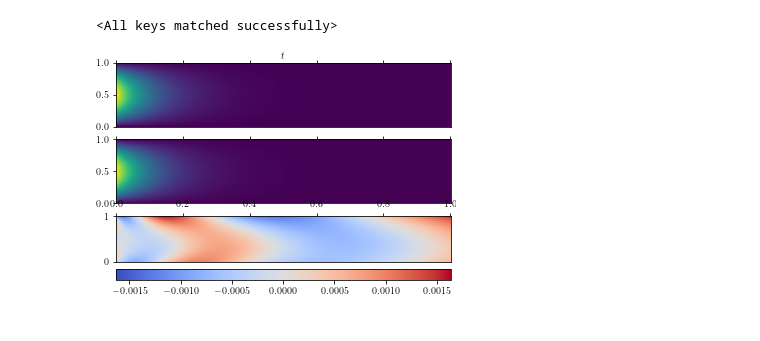
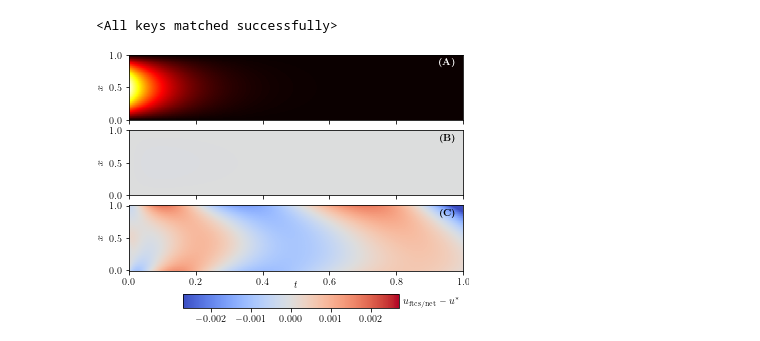
Before and after one commit to timzimm/CompSci, a Jupyter notebook: 02_neural_nets_on_pdes/src/diffusion_eq_via_pinn.ipynb, the cells around one changed output. Drawn from its saved outputs; the diff is of its cells as text; code cells hidden in the pictures.

Commit message:
add plots done (modulo cosmetics?)

```diff
--- a/02_neural_nets_on_pdes/src/diffusion_eq_via_pinn.ipynb
+++ b/02_neural_nets_on_pdes/src/diffusion_eq_via_pinn.ipynb
@@ -36,7 +39,7 @@ torch.set_default_dtype(torch.float32)
 # %%
 # Functions below specify the initial boundary value problem (in terms of its residuals/deviations) alongside its analytic solution
 def u0(u, x, t):
-    return u - torch.sin(torch.pi * x), torch.zeros_like(u)
+    return u - np.sin(np.pi * x), torch.zeros_like(u)
 
 def dirichlet_bc(u, x, t):
     return u, torch.zeros_like(u)
@@ -49,9 +52,6 @@ def diffusion_equation(u, x, t):
     return u_xx - u_t, torch.zeros_like(u)
 diffusion_equation.domain_dim=2
 diffusion_equation.target_dim=1
-
-def u_analytical(x, t):
-    return np.sin(np.pi * x) *np.exp(-(torch.pi)**2 * t)
 
 def spatio_temportal_sample_latin_hypercube(T, N_st, N_s, N_t):
     sampler1d = lambda N: torch.from_numpy(LatinHypercube(1).random(n = N)).float()
@@ -76,7 +76,7 @@ def spatio_temportal_sample_latin_hypercube(T, N_st, N_s, N_t):
            torch.cat((samples_x_ic, samples_t_ic),1), \
            torch.cat((samples_x_bc, samples_t_bc), 1)
 
-def spatio_temportal_sample_cfl(T, N_s, cfl=lambda dx: 0.5 * dx**2):
+def spatio_temportal_sample_cfl(T, N_s, cfl=ftcs_cfl_condition):
     dx = 1.0/(N_s - 1)
     dt = cfl(dx)
 
@@ -110,8 +110,10 @@ def unpack_sample(xt):
 T = 1
 N_interior =  2**10
 N_bc = 2**9
-N_ic = 2**7
+N_ic = 2**8
 X_train = spatio_temportal_sample_latin_hypercube(T, N_interior, N_bc, N_ic)
 
-N_ic_test = 11
-X_test = spatio_temportal_sample_cfl(T, N_ic_test)
+#N_ic_test = 11
+#X_test = spatio_temportal_sample_cfl(T, N_ic_test)
+
+X_test = spatio_temportal_sample_latin_hypercube(T, N_interior, N_bc, N_ic)
@@ -172,7 +182,7 @@ parameter_space = {
     "nodes": tune.randint(5,40),
     "lr": tune.loguniform(1e-4, 1e-1),
     "optimizer_name": tune.choice(["lbfgs","adam"]),
-    "number_of_minibatches": 1
+    "number_of_minibatches": 1,
     "activation_function": nn.Tanh()
 }
 reasonable_start = [
@@ -270,46 +283,64 @@ best_diffusion_nn.net.load_state_dict(state_dict)
 # %% [output]
 <All keys matched successfully>
 # %%
-def dstack_product(x, y):
-     return np.dstack(np.meshgrid(x, y)).reshape(-1, 2)
+#Evaluate the residual between PINN/FTCS and the analytical solution on a common grid.
+#Since PiNN's are discretization agnositic we can simply insert the FTCS-grid.
+dx = 1e-2
+u_ftcs = np.load(f"../data/diffusion/diffusion_solution_ftcs_dx_{dx:.2e}.npy")
+x = np.load(f"../data/diffusion/diffusion_x_dx_{dx:.2e}.npy")
+t = np.load(f"../data/diffusion/diffusion_t_dx_{dx:.2e}.npy")
 
-N_t = 1000
-N_x = 900
-t = np.linspace(0, T, N_t)
-x = np.linspace(0, 1, N_x)
+N_t = t.shape[-1]
+N_x = x.shape[-1]
 xx, tt = np.meshgrid(x,t)
 u_ana = u_analytical(xx,tt)
 xt = dstack_product(x,t)
 
 X_test = torch.from_numpy(xt).float()
 u_net = best_diffusion_nn.predict(X_test).reshape(N_t, N_x)
 
+save=True
+size = (3.9, 3.5 * 0.618 * 3.9) if save else (10,6)
 fig, ax = plt.subplots(nrows=3, sharex=True)
+labels = [r"\textbf{(A)}",r"\textbf{(B)}",r"\textbf{(C)}"]
+label_colors = ["w", "k", "k"]
+for a,label,c in zip(ax,labels,label_colors):
+    a.grid(False)
+    a.set_ylabel(r"$x$")
+    a.text(0.98, 0.95, label, transform=a.transAxes, ha="right", va="top", color=c)
 
-for a in ax:
-    a.grid(False)
-    a.xaxis.tick_top()
-    a.xaxis.set_label_position('top')
 for tk in ax[0].get_xticklabels():
     tk.set_visible(True)
 for tk in ax[-1].get_xticklabels():
     tk.set_visible(True)
 
-divider = make_axes_locatable(ax[2])
-cax = divider.new_vertical(size="25%", pad=0.1, pack_start=True)
-cax.grid(False)
-fig.add_axes(cax)
-
-ax[0].pcolormesh(tt,xx,u_ana)
-ax[1].pcolormesh(tt,xx,u_net)
+halfrange=1.5 * torch.max(u_net-u_ana)
+ax[0].pcolormesh(tt,xx,u_ana,rasterized=True,cmap="hot")
+im = ax[1].pcolormesh(tt, xx, u_ftcs-u_ana,
+                      cmap="coolwarm",
+                      rasterized=True,
+                      norm=colors.CenteredNorm(halfrange=halfrange))
 im = ax[2].pcolormesh(tt, xx, u_net-u_ana,
                       cmap="coolwarm",
-                      norm=colors.CenteredNorm())
+                      rasterized=True,
+                      norm=colors.CenteredNorm(halfrange=halfrange))
 
-cax.set_xlabel(r"$u_\text{analytical} - u_{net}$")
-fig.colorbar(im, cax=cax, orientation="horizontal")
+plt.subplots_adjust(bottom=.13, wspace=0.05, hspace=0.15)
+cbar_ax = fig.add_axes([0.25, 0, 0.5, 0.05])
+cbar_ax.grid(False)
+fig.colorbar(im, cax=cbar_ax, orientation="horizontal")
 
-ax[0].set_xlabel(r"$t$")
-plt.show()
+
+cbar_ax.set_xlabel(r"$u_\mathrm{ftcs/net} - u^{*}$")
+cbar_ax.xaxis.set_label_coords(1.15, 0.75)
+
+ax[-1].set_xlabel(r"$t$")
+ax[-1].xaxis.set_label_coords(.5, -0.15)
+if save:
+    fig.savefig(save_dir + f"diffusion_ftcs_pinn_residual_dx_{dx:.2e}.pdf",bbox_inches="tight",
+                dpi=600,
+                pad_inches = 0.02)
+else:
+    plt.show()
 # %% [output]
-[figure, old version]
+[figure, new version]
```
Also changed, not shown: parts of 14 cells of this notebook, 8 other files.
